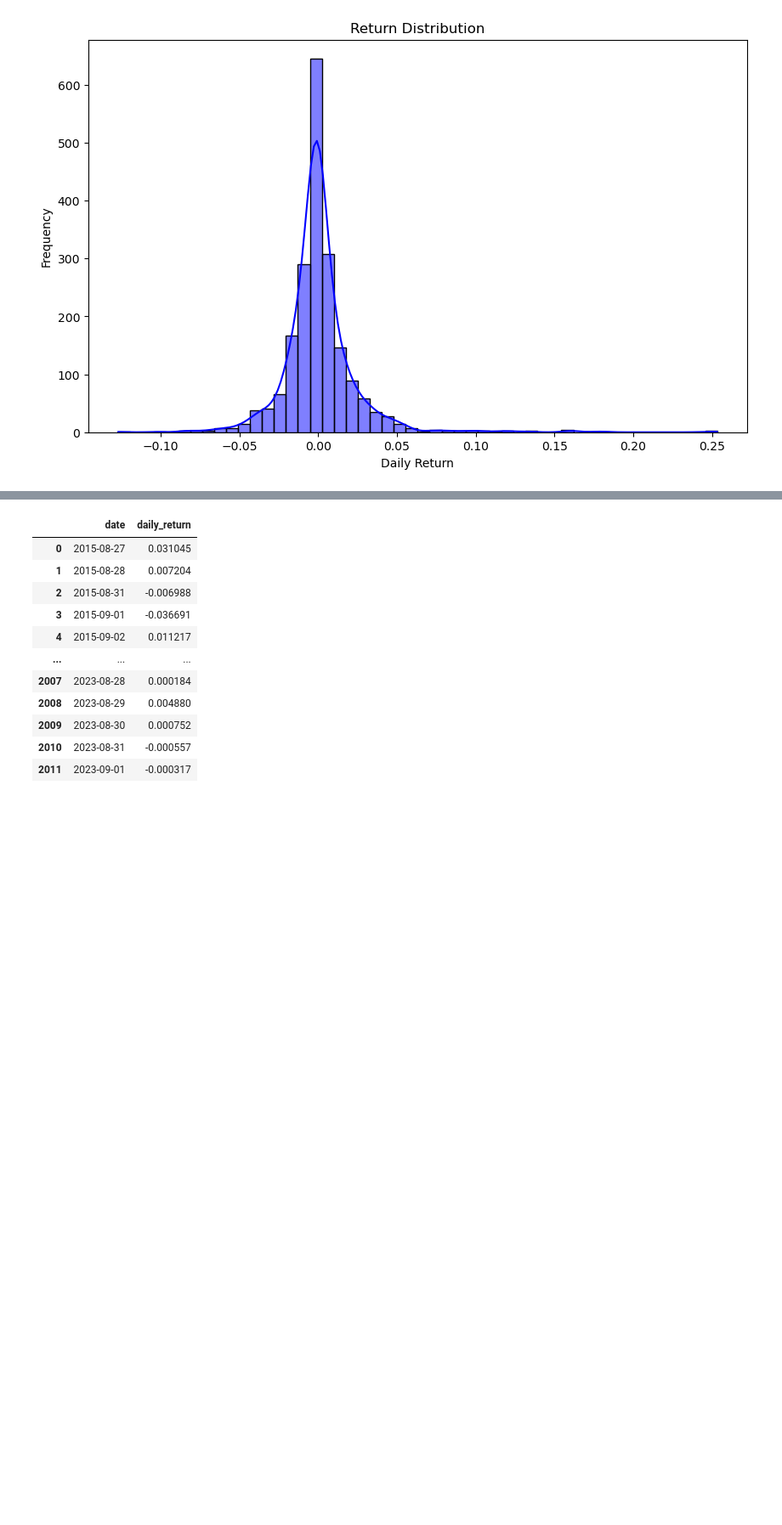
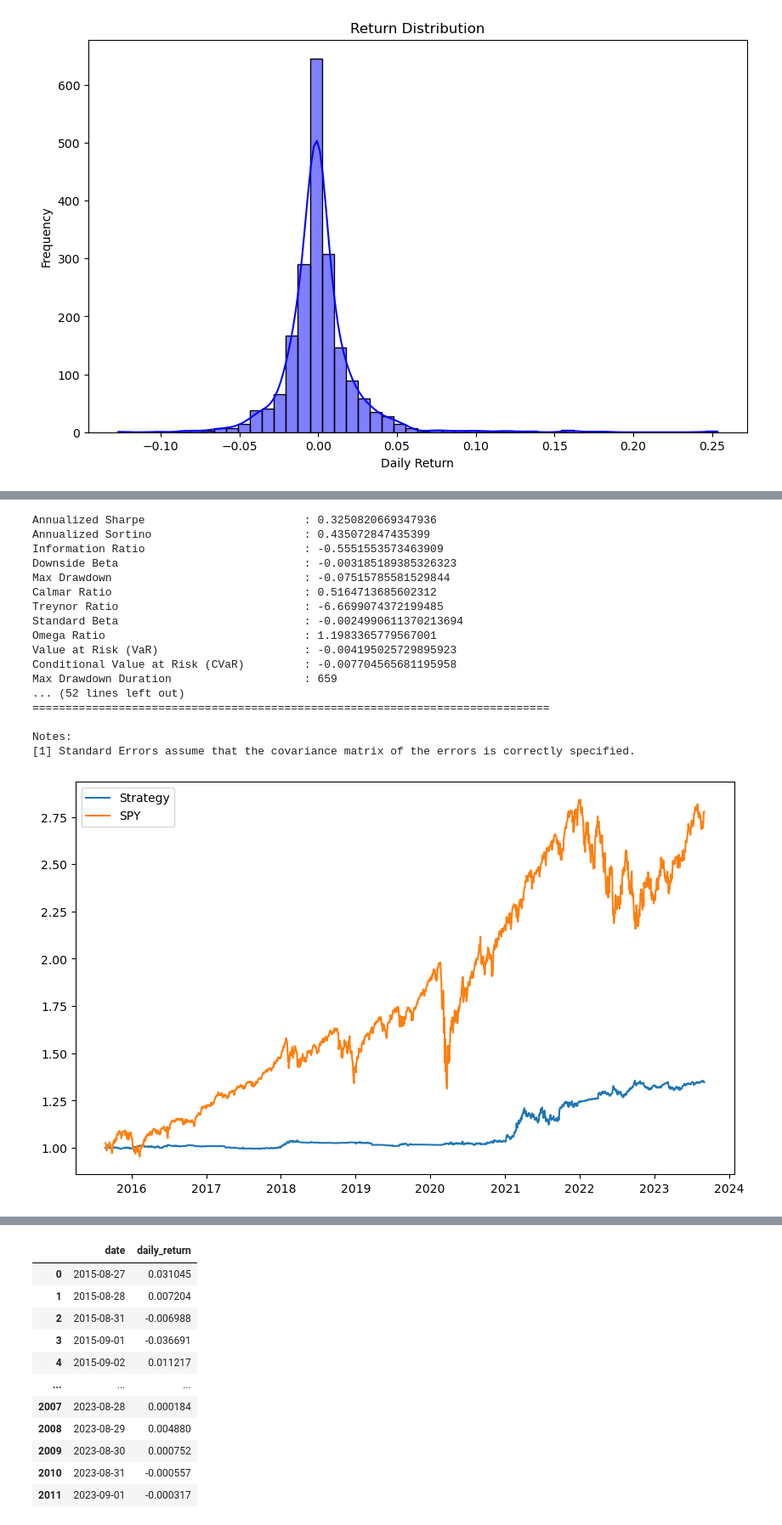
Before and after one commit to mschaefer77/MF-Project, a Jupyter notebook: Total_overall_hedge.ipynb, the cells around one changed output, grey strips where cells are left out. Shown at 85% size. Drawn from its saved outputs; the diff is of its cells as text; code cells hidden in the pictures; blank space fills up the shorter version.

Commit message:
updated total hedge
changed to be mean of each distribution

```diff
--- a/Total_overall_hedge.ipynb
+++ b/Total_overall_hedge.ipynb
@@ -194,3 +194,7 @@ Notes:
 [figure]
 [figure]
 [figure]
+# %%
+rates_hedge2 = combined[['date',"Rates Hedge Only Return",]]
+rates_hedge2 = rates_hedge2.rename(columns={"Rates Hedge Only Return": 'daily_return'})
+rates_hedge2
@@ -196,0 +215,21 @@ Notes:
+# %%
+get_backtesting_results(rates_hedge2)
+# %% [output]
+Annualized Sharpe                        : 0.3250820669347936
+Annualized Sortino                       : 0.435072847435399
+Information Ratio                        : -0.5551553573463909
+Downside Beta                            : -0.003185189385326323
+Max Drawdown                             : -0.07515785581529844
+Calmar Ratio                             : 0.5164713685602312
+Treynor Ratio                            : -6.6699074372199485
+Standard Beta                            : -0.0024990611370213694
+Omega Ratio                              : 1.1983365779567001
+Value at Risk (VaR)                      : -0.004195025729895923
+Conditional Value at Risk (CVaR)         : -0.007704565681195958
+Max Drawdown Duration                    : 659
+... (52 lines left out)
+==============================================================================
+
+Notes:
+[1] Standard Errors assume that the covariance matrix of the errors is correctly specified.
+[figure, added]
```
Also changed, not shown: parts of 3 cells of this notebook, 1 other file.
